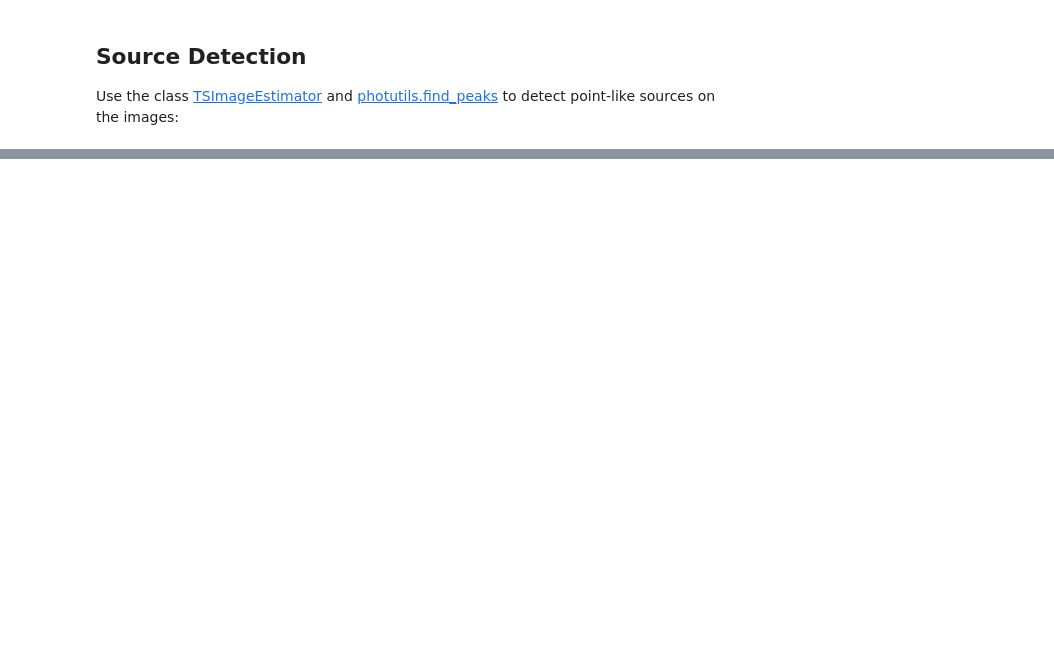
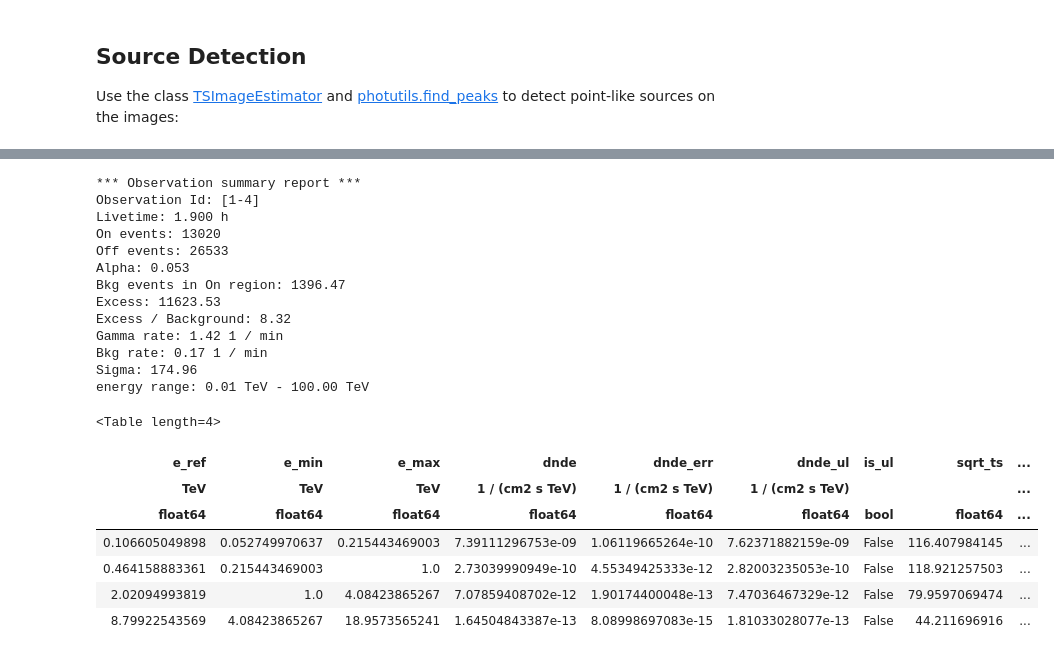
Before and after one commit to HESOFTS/sexten_2017, a Jupyter notebook: simulation/cta_data_analysis.ipynb, the cells around one changed output, grey strips where cells are left out. Saved outputs shown, nothing was run; the diff lists cells and outputs as text; code cells hidden in the pictures; blank space fills up the shorter version.

```diff
--- a/simulation/cta_data_analysis.ipynb
+++ b/simulation/cta_data_analysis.ipynb
@@ -207,0 +361,40 @@ plt.gca().scatter(
+# %%
+# Flux points are computed on stacked observation
+stacked_obs = extract.observations.stack()
+print(stacked_obs)
+
+ebounds = EnergyBounds.equal_log_spacing(0.05, 20, 4, unit = u.TeV)
+
+seg = SpectrumEnergyGroupMaker(obs=stacked_obs)
+seg.compute_range_safe()
+seg.compute_groups_fixed(ebounds=ebounds)
+
+fpe = FluxPointEstimator(
+    obs=stacked_obs,
+    groups=seg.groups,
+    model=fit.result[0].model,
+)
+fpe.compute_points()
+fpe.flux_points.table
+# %% [output]
+*** Observation summary report ***
+Observation Id: [1-4]
+Livetime: 1.900 h
+On events: 13020
+Off events: 26533
+Alpha: 0.053
+Bkg events in On region: 1396.47
+Excess: 11623.53
+Excess / Background: 8.32
+Gamma rate: 1.42 1 / min
+Bkg rate: 0.17 1 / min
+Sigma: 174.96
+energy range: 0.01 TeV - 100.00 TeV
+<Table length=4>
+| e_ref | e_min | e_max | dnde | dnde_err | dnde_ul | is_ul | sqrt_ts | ... |
+| TeV | TeV | TeV | 1 / (cm2 s TeV) | 1 / (cm2 s TeV) | 1 / (cm2 s TeV) |  |  | ... |
+| float64 | float64 | float64 | float64 | float64 | float64 | bool | float64 | ... |
+| 0.106605049898 | 0.052749970637 | 0.215443469003 | 7.39111296753e-09 | 1.06119665264e-10 | 7.62371882159e-09 | False | 116.407984145 | ... |
+| 0.464158883361 | 0.215443469003 | 1.0 | 2.73039990949e-10 | 4.55349425333e-12 | 2.82003235053e-10 | False | 118.921257503 | ... |
+| 2.02094993819 | 1.0 | 4.08423865267 | 7.07859408702e-12 | 1.90174400048e-13 | 7.47036467329e-12 | False | 79.9597069474 | ... |
+| 8.79922543569 | 4.08423865267 | 18.9573565241 | 1.64504843387e-13 | 8.08998697083e-15 | 1.81033028077e-13 | False | 44.211696916 | ... |
```
Also changed, not shown: parts of 28 cells of this notebook, 2 other files.
